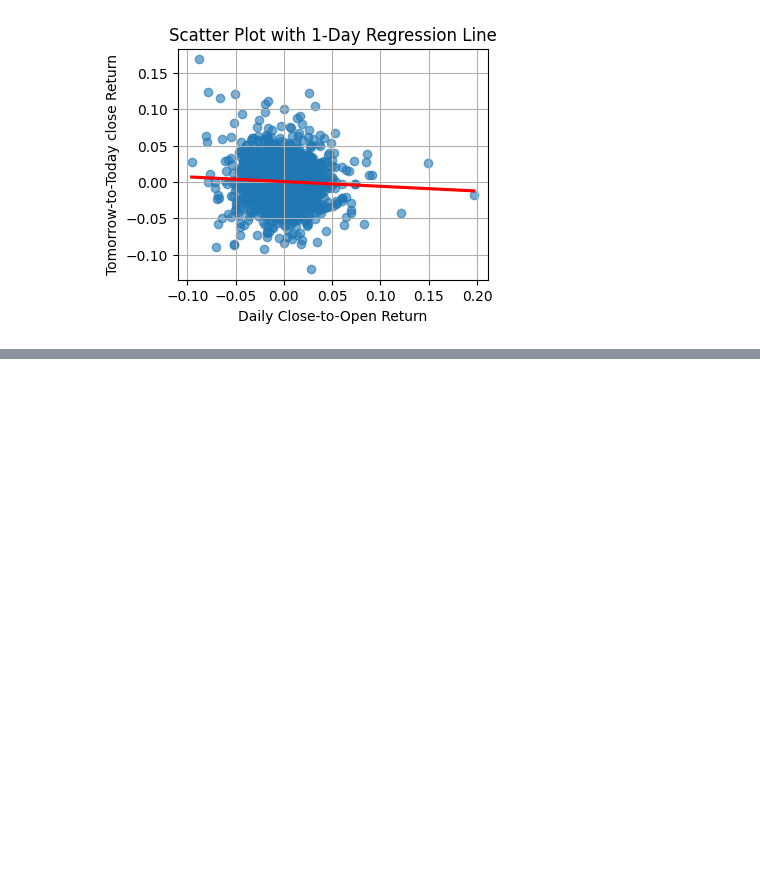
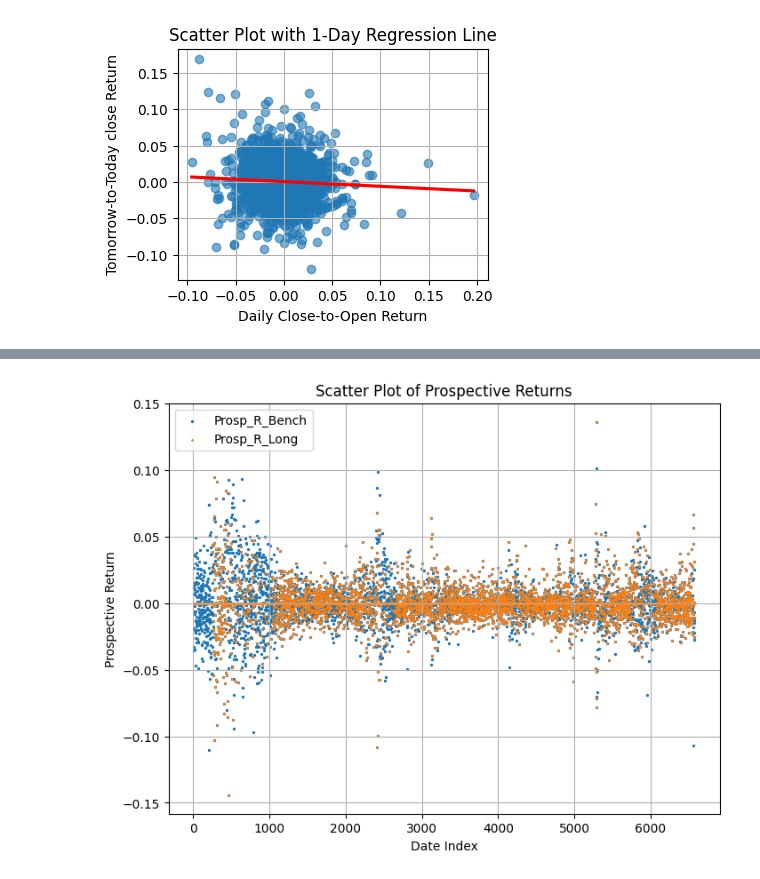
Before and after one commit to fengfrankgthb/BUS-41204, a Jupyter notebook: QQQ/QQQ_Paired_Strategy1.ipynb, the cells around one changed output, grey strips where cells are left out. Cells and saved outputs as stored; diff of their text form; code cells hidden in the pictures; blank space fills up the shorter version.

```diff
--- a/QQQ/QQQ_Paired_Strategy1.ipynb
+++ b/QQQ/QQQ_Paired_Strategy1.ipynb
@@ -255,0 +506,27 @@ qqq
+# %%
+# Compare Prospective Daily Returns at every entry point
+# Calculate 'Prosp_R_Bench' return
+qqq['Prosp_R_Bench'] = qqq['Close'].shift(1) / qqq['Close'] - 1
+
+# Calculate 'Prosp_R_Long'
+qqq['Prosp_R_Long'] = qqq['C_PV_Long_Only'].shift(1) / qqq['C_PV_Long_Only'] - 1
+
+# print(qqq[['Prosp_R_Bench', 'Prosp_R_Long']].head())  # Print the first few rows to verify
+# %%
+# Create the scatter plots
+plt.figure(figsize=(8, 6))  # Adjust figure size as needed
+
+plt.scatter(qqq.index, qqq['Prosp_R_Bench'], label="Prosp_R_Bench", marker='o', s=2)
+plt.scatter(qqq.index, qqq['Prosp_R_Long'], label="Prosp_R_Long", marker='x', s=1)
+
+# Customize the plot
+plt.xlabel("Date Index")
+plt.ylabel("Prospective Return")
+plt.title("Scatter Plot of Prospective Returns")
+plt.legend()
+plt.grid(True)
+
+# Show the plot
+plt.show()
+# %% [output]
+[figure, added]
```
Also changed, not shown: parts of 11 cells of this notebook.
